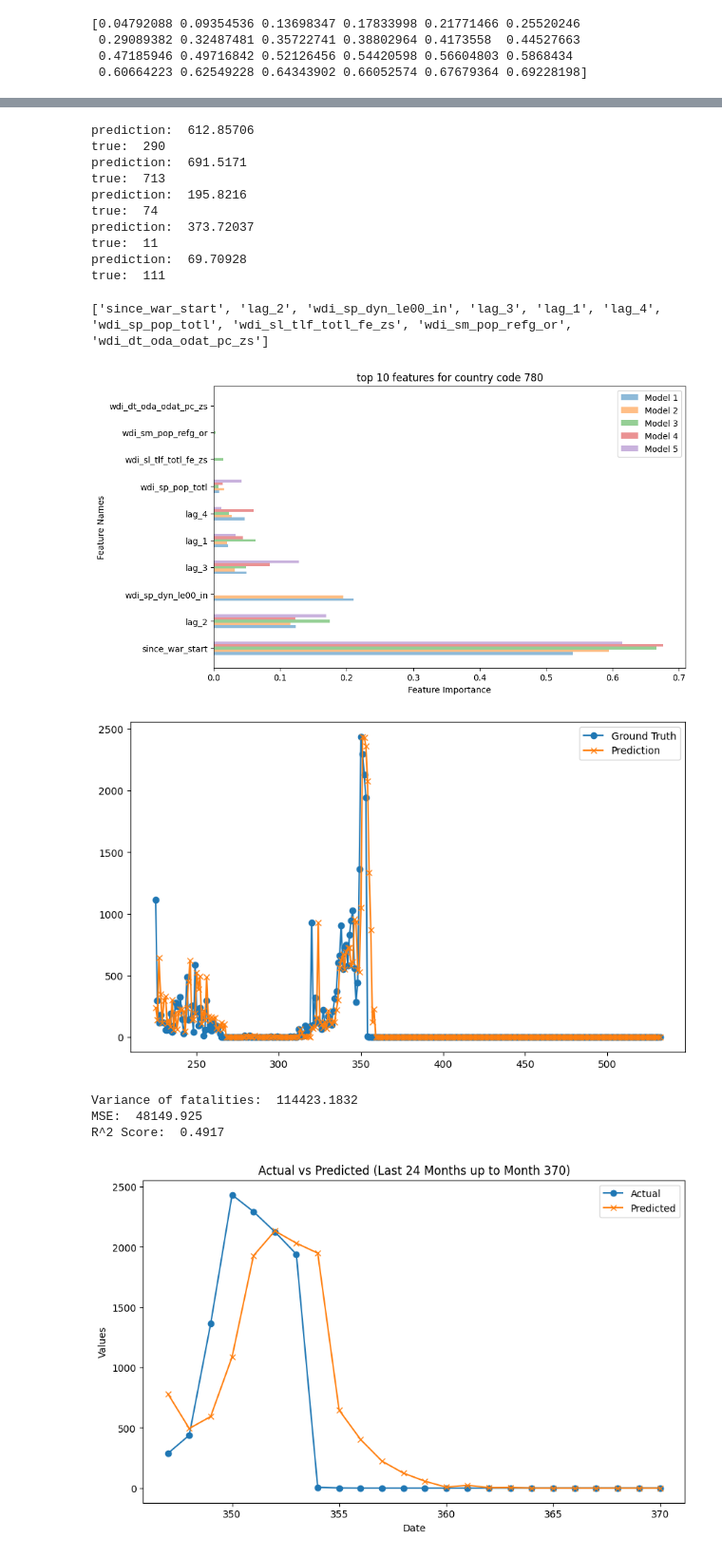
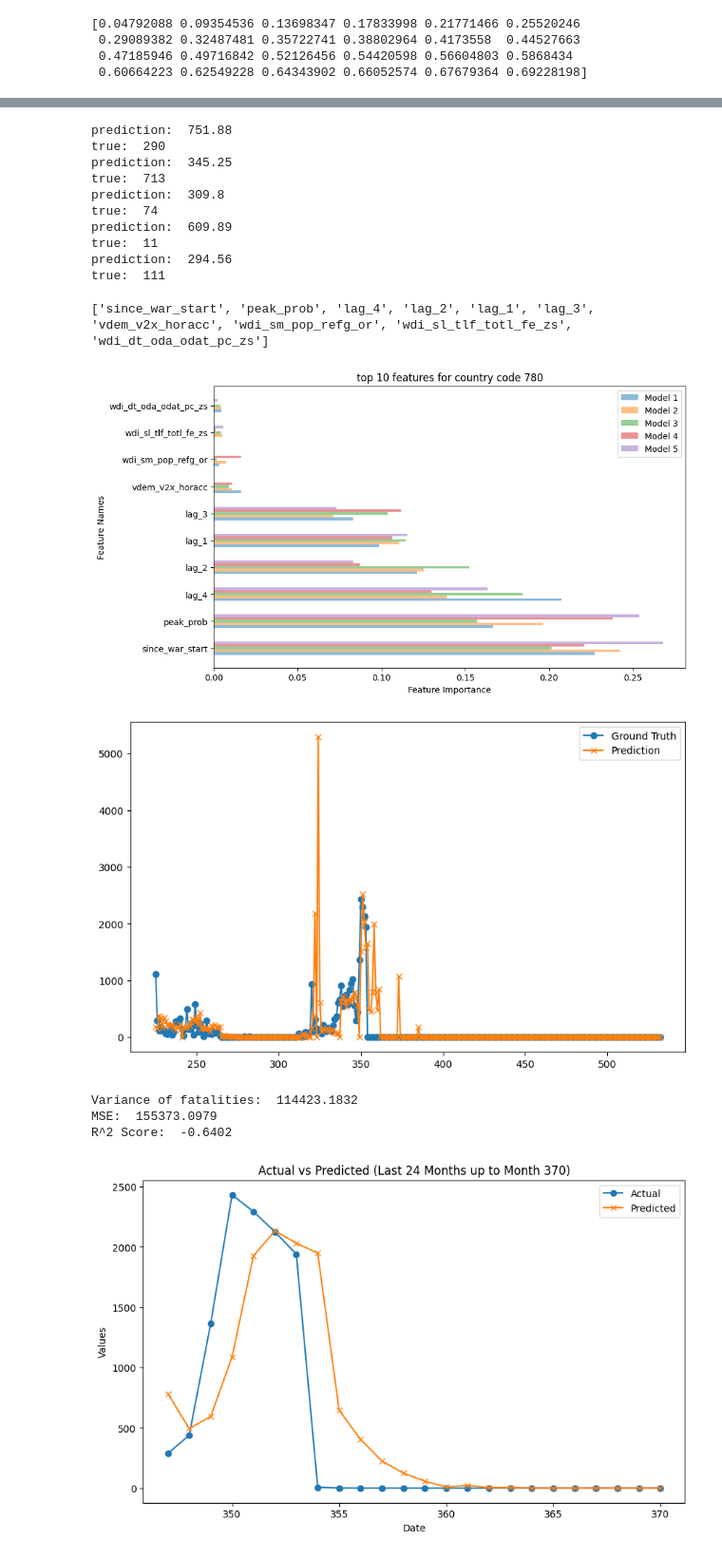
Before and after one commit to kaylanhua/conflicts, a Jupyter notebook: production/views_rf.ipynb, the cells around one changed output, grey strips where cells are left out. Shown at 95% size. Cells and saved outputs as stored; diff of their text form; code cells hidden in the pictures.

Commit message:
adding other models to base

```diff
--- a/production/views_rf.ipynb
+++ b/production/views_rf.ipynb
@@ -192,31 +192,35 @@ Columns removed:
 # %%
 import xgboost as xgb
+from sklearn.linear_model import ElasticNet
 
-def predict_date(input_month):
+def predict_date(input_month, model_name='RF'):
+    ## TRAINING DATA
     pre_date = X[X['month_id'] < input_month].tail(36)
     X_train = pre_date.drop(columns=["ged_sb", "month_id"]) # last 36
     y_train = pre_date["ged_sb"] # corresponding fatalities
 
-    model = RandomForestRegressor(n_estimators=100, random_state=42)
+    ## MODEL SELECTION AND FIT
+    model = None
+    if model_name == 'RF':
+        model = RandomForestRegressor(n_estimators=100, random_state=42)
+    elif model_name == 'XGB':
+        model = xgb.XGBRegressor(n_estimators=100, random_state=42)
+    elif model_name == 'EN':
+        model = ElasticNet(alpha=1.0, l1_ratio=0.1, max_iter=1000, random_state=40)
+
     model.fit(X_train, y_train)
 
-    # prediction
+    ## MODEL PREDICTION
     row = X[X['month_id'] == input_month]
     prediction = model.predict(row.drop(columns=["ged_sb", "month_id"]))
+
+    if model_name == 'EN':
+        prediction = np.clip(prediction, a_min=0, a_max=None)
+
     return prediction[0], row["ged_sb"].values[0], model.feature_importances_
 
-def predict_date_xgboost(input_month):
-    pre_date = X[X['month_id'] < input_month].tail(36)
-    X_train = pre_date.drop(columns=["ged_sb", "month_id"]) # last 36
-    y_train = pre_date["ged_sb"] # corresponding fatalities
-
-    model = xgb.XGBRegressor(n_estimators=100, random_state=42)
-    model.fit(X_train, y_train)
-
-    # prediction
-    row = X[X['month_id'] == input_month]
-    prediction = model.predict(row.drop(columns=["ged_sb", "month_id"]))
-    return prediction[0], row["ged_sb"].values[0], model.feature_importances_
+# set the prediction function
+prediction_function = lambda date: predict_date(date, model_name='RF')
 # %%
 # calculate importances
 month = 200
@@ -225,20 +229,20 @@ WIDTH = 5
 importances_list = []
 
 for m in range(month, month+WIDTH):
-    p, true, feature_imp = predict_date_xgboost(m)
+    p, true, feature_imp = prediction_function(m)
     print("prediction: ", p)
     print("true: ", true)
     importances_list.append(feature_imp)
 # %% [output]
-prediction:  612.85706
+prediction:  751.88
 true:  290
-prediction:  691.5171
+prediction:  345.25
 true:  713
-prediction:  195.8216
+prediction:  309.8
 true:  74
-prediction:  373.72037
+prediction:  609.89
 true:  11
-prediction:  69.70928
+prediction:  294.56
 true:  111
 # %%
 # # plotting feature importance for one model
@@ -291,27 +295,27 @@ plt.title(f'top {TOP_N} features for country code {gw_id}')
 plt.legend()
 plt.show()
 # %% [output]
-['since_war_start', 'lag_2', 'wdi_sp_dyn_le00_in', 'lag_3', 'lag_1', 'lag_4', 'wdi_sp_pop_totl', 'wdi_sl_tlf_totl_fe_zs', 'wdi_sm_pop_refg_or', 'wdi_dt_oda_odat_pc_zs']
+['since_war_start', 'peak_prob', 'lag_4', 'lag_2', 'lag_1', 'lag_3', 'vdem_v2x_horacc', 'wdi_sm_pop_refg_or', 'wdi_sl_tlf_totl_fe_zs', 'wdi_dt_oda_odat_pc_zs']
-[figure, old version]
+[figure, new version]
 # %%
 dates_to_predict = X['month_id'].values[100:]
 
 ground_truth = []
 predictions = []
 
 for date in dates_to_predict:
-    p, t, feature_imp = predict_date_xgboost(date)
+    p, t, feature_imp = prediction_function(date)
     ground_truth.append(t)
     predictions.append(p)
 
 plt.figure(figsize=(10, 6))
 
 plt.plot(dates_to_predict, ground_truth, label='Actual', marker='o')
 plt.plot(dates_to_predict, predictions, label='Predicted', marker='x')
 plt.legend(['Ground Truth', 'Prediction'])
 plt.show()
 # %% [output]
-[figure, old version]
+[figure, new version]
 # %%
 from sklearn.metrics import r2_score
 
@@ -327,19 +331,10 @@ print("R^2 Score: ", round(r2, 4))
 #  =1: Perfect model with no error.
 #  =0: Model does no better than the mean of the target variable.
 #  <0: Model performs worse than simply predicting the mean of the target variable.
-
-## colombia
-# Variance of fatalities:  8974.1865
-# MSE:  3570.9939
-# R^2 Score:  0.5144
-
-# Variance of fatalities:  8974.1865
-# MSE:  3589.6002
-# R^2 Score:  0.5118
 # %% [output]
 Variance of fatalities:  114423.1832
-MSE:  48149.925
-R^2 Score:  0.4917
+MSE:  155373.0979
+R^2 Score:  -0.6402
 # %%
 # Define the window size
 window_size = 24
```
Also changed, not shown: parts of 1 cell of this notebook.
